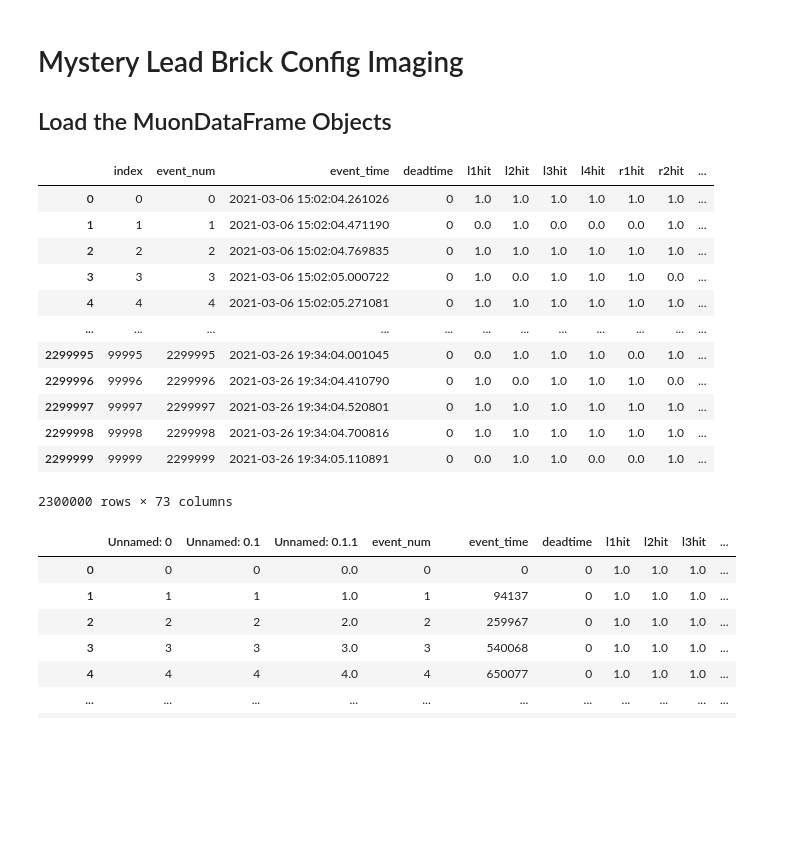
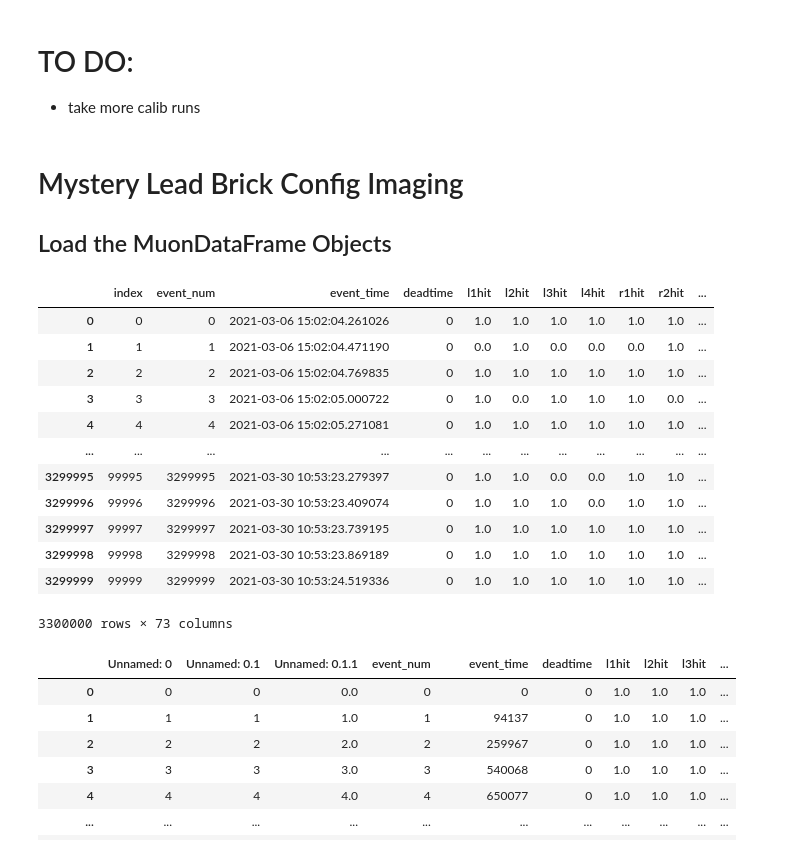
Before and after one commit to shanto268/CrateAnalysis, a Jupyter notebook: MysteryConfig.ipynb, the cells around one changed output. Drawn from its saved outputs; the diff is of its cells as text; code cells hidden in the pictures; blank space fills up the shorter version.

```diff
--- a/MysteryConfig.ipynb
+++ b/MysteryConfig.ipynb
@@ -1,3 +1,7 @@
+# %% [markdown]
+# TO DO:
+
+- take more calib runs
 # %% [markdown]
 # Mystery Lead Brick Config Imaging
 
@@ -7,42 +11,40 @@ from MuDataFrame import *
 import copy
 
 r1,r2 = 470, 484
-r3, r4 = 513,520
+r3, r4 = 513,530
 path = "processed_data/run{}.csv"
 lead_files = [path.format(i) for i in range(r1,r2+1)] + [path.format(i) for i in range(r3,r4+1)]
 
 mdfo_c = [] #collection of objects
 
 for file in lead_files:
     mdfo_c.append(MuDataFrame(file)) #Muon Data Frame Object for Lead
 
 mdf_list = [i.events_df for i in mdfo_c]
 mdf_lead = mdfo_c[0].getMergedMDF(mdf_list)
 
 mdfo_lead = copy.copy(mdfo_c[0])
 mdfo_lead.events_df = mdf_lead
 
 mdfo_lead.longDataMode()
 
-
-
 mdf_lead = mdfo_lead.events_df
 mdfo_lead.og_df = mdf_lead.copy()
 mdfo_lead.show()
 # %% [output]
 |  | index | event_num | event_time | deadtime | l1hit | l2hit | l3hit | l4hit | r1hit | r2hit | ... |
 | 0 | 0 | 0 | 2021-03-06 15:02:04.261026 | 0 | 1.0 | 1.0 | 1.0 | 1.0 | 1.0 | 1.0 | ... |
 | 1 | 1 | 1 | 2021-03-06 15:02:04.471190 | 0 | 0.0 | 1.0 | 0.0 | 0.0 | 0.0 | 1.0 | ... |
 | 2 | 2 | 2 | 2021-03-06 15:02:04.769835 | 0 | 1.0 | 1.0 | 1.0 | 1.0 | 1.0 | 1.0 | ... |
 | 3 | 3 | 3 | 2021-03-06 15:02:05.000722 | 0 | 1.0 | 0.0 | 1.0 | 1.0 | 1.0 | 0.0 | ... |
 | 4 | 4 | 4 | 2021-03-06 15:02:05.271081 | 0 | 1.0 | 1.0 | 1.0 | 1.0 | 1.0 | 1.0 | ... |
 | ... | ... | ... | ... | ... | ... | ... | ... | ... | ... | ... | ... |
-| 2299995 | 99995 | 2299995 | 2021-03-26 19:34:04.001045 | 0 | 0.0 | 1.0 | 1.0 | 1.0 | 0.0 | 1.0 | ... |
-| 2299996 | 99996 | 2299996 | 2021-03-26 19:34:04.410790 | 0 | 1.0 | 0.0 | 1.0 | 1.0 | 1.0 | 0.0 | ... |
-| 2299997 | 99997 | 2299997 | 2021-03-26 19:34:04.520801 | 0 | 1.0 | 1.0 | 1.0 | 1.0 | 1.0 | 1.0 | ... |
-| 2299998 | 99998 | 2299998 | 2021-03-26 19:34:04.700816 | 0 | 1.0 | 1.0 | 1.0 | 1.0 | 1.0 | 1.0 | ... |
-| 2299999 | 99999 | 2299999 | 2021-03-26 19:34:05.110891 | 0 | 0.0 | 1.0 | 1.0 | 0.0 | 0.0 | 1.0 | ... |
+| 3299995 | 99995 | 3299995 | 2021-03-30 10:53:23.279397 | 0 | 1.0 | 1.0 | 0.0 | 0.0 | 1.0 | 1.0 | ... |
+| 3299996 | 99996 | 3299996 | 2021-03-30 10:53:23.409074 | 0 | 1.0 | 1.0 | 1.0 | 0.0 | 1.0 | 1.0 | ... |
+| 3299997 | 99997 | 3299997 | 2021-03-30 10:53:23.739195 | 0 | 1.0 | 1.0 | 1.0 | 1.0 | 1.0 | 1.0 | ... |
+| 3299998 | 99998 | 3299998 | 2021-03-30 10:53:23.869189 | 0 | 1.0 | 1.0 | 1.0 | 1.0 | 1.0 | 1.0 | ... |
+| 3299999 | 99999 | 3299999 | 2021-03-30 10:53:24.519336 | 0 | 1.0 | 1.0 | 1.0 | 1.0 | 1.0 | 1.0 | ... |
-2300000 rows × 73 columns
+3300000 rows × 73 columns
 # %%
 from MuDataFrame import *
 
```
Also changed, not shown: parts of 40 cells of this notebook, 2 other files.
